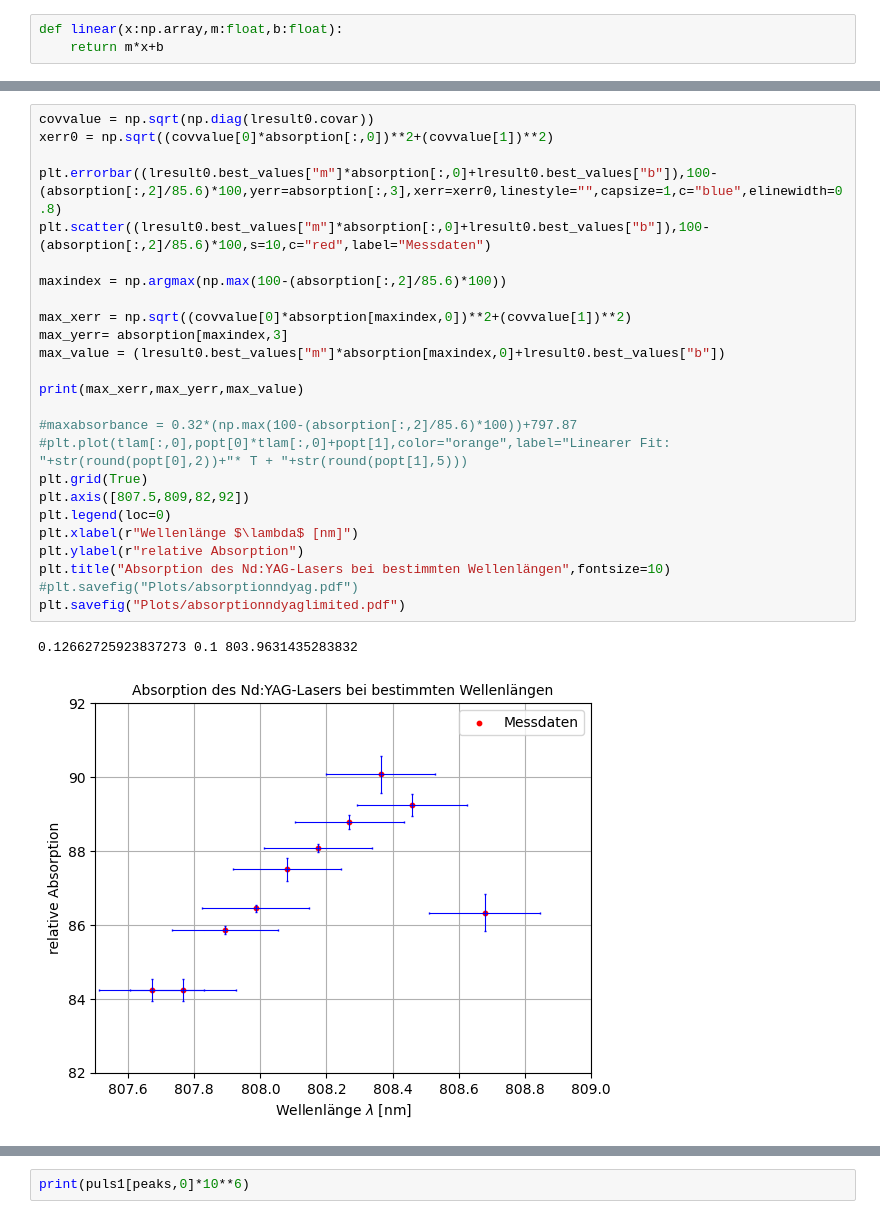
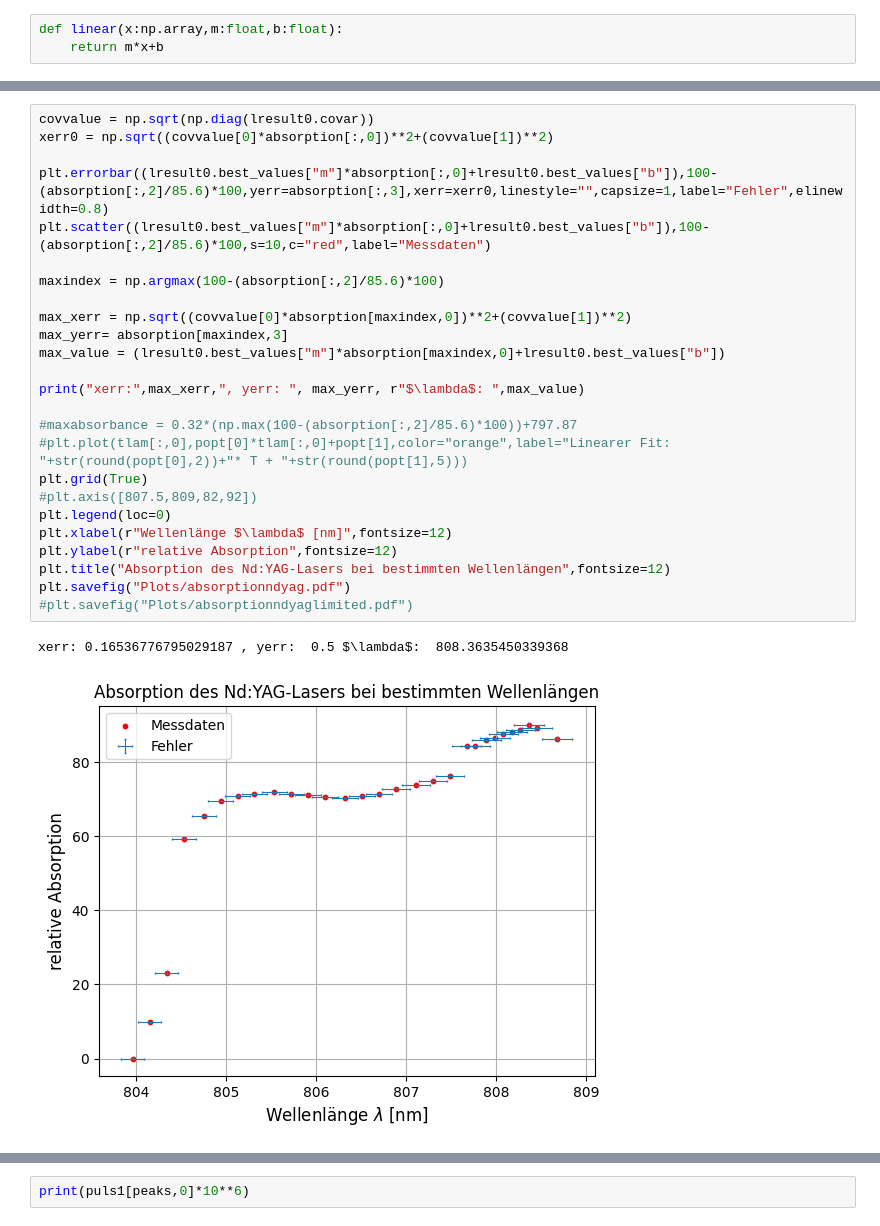
Before and after one commit to CaptainNikon/O2_Nd-YAG_Laser, a Jupyter notebook: Auswertung.ipynb, the cells around one changed output, grey strips where cells are left out. Cells and saved outputs as stored; diff of their text form.

```diff
--- a/Auswertung.ipynb
+++ b/Auswertung.ipynb
@@ -50,29 +51,29 @@ print(np.sqrt(np.diag(lresult0.covar)))
 # %%
 covvalue = np.sqrt(np.diag(lresult0.covar))
 xerr0 = np.sqrt((covvalue[0]*absorption[:,0])**2+(covvalue[1])**2)
 
-plt.errorbar((lresult0.best_values["m"]*absorption[:,0]+lresult0.best_values["b"]),100-(absorption[:,2]/85.6)*100,yerr=absorption[:,3],xerr=xerr0,linestyle="",capsize=1,c="blue",elinewidth=0.8)
+plt.errorbar((lresult0.best_values["m"]*absorption[:,0]+lresult0.best_values["b"]),100-(absorption[:,2]/85.6)*100,yerr=absorption[:,3],xerr=xerr0,linestyle="",capsize=1,label="Fehler",elinewidth=0.8)
 plt.scatter((lresult0.best_values["m"]*absorption[:,0]+lresult0.best_values["b"]),100-(absorption[:,2]/85.6)*100,s=10,c="red",label="Messdaten")
 
-maxindex = np.argmax(np.max(100-(absorption[:,2]/85.6)*100))
+maxindex = np.argmax(100-(absorption[:,2]/85.6)*100)
 
 max_xerr = np.sqrt((covvalue[0]*absorption[maxindex,0])**2+(covvalue[1])**2)
 max_yerr= absorption[maxindex,3]
 max_value = (lresult0.best_values["m"]*absorption[maxindex,0]+lresult0.best_values["b"])
 
-print(max_xerr,max_yerr,max_value)
+print("xerr:",max_xerr,", yerr: ", max_yerr, r"$\lambda$: ",max_value)
 
 #maxabsorbance = 0.32*(np.max(100-(absorption[:,2]/85.6)*100))+797.87
 #plt.plot(tlam[:,0],popt[0]*tlam[:,0]+popt[1],color="orange",label="Linearer Fit: "+str(round(popt[0],2))+"* T + "+str(round(popt[1],5)))
 plt.grid(True)
-plt.axis([807.5,809,82,92])
+#plt.axis([807.5,809,82,92])
 plt.legend(loc=0)
-plt.xlabel(r"Wellenlänge $\lambda$ [nm]")
-plt.ylabel(r"relative Absorption")
-plt.title("Absorption des Nd:YAG-Lasers bei bestimmten Wellenlängen",fontsize=10)
-#plt.savefig("Plots/absorptionndyag.pdf")
-plt.savefig("Plots/absorptionndyaglimited.pdf")
+plt.xlabel(r"Wellenlänge $\lambda$ [nm]",fontsize=12)
+plt.ylabel(r"relative Absorption",fontsize=12)
+plt.title("Absorption des Nd:YAG-Lasers bei bestimmten Wellenlängen",fontsize=12)
+plt.savefig("Plots/absorptionndyag.pdf")
+#plt.savefig("Plots/absorptionndyaglimited.pdf")
 # %% [output]
-0.12662725923837273 0.1 803.9631435283832
+xerr: 0.16536776795029187 , yerr:  0.5 $\lambda$:  808.3635450339368
-[figure, old version]
+[figure, new version]
 # %%
```
Also changed, not shown: parts of 18 cells of this notebook, 20 other files.
